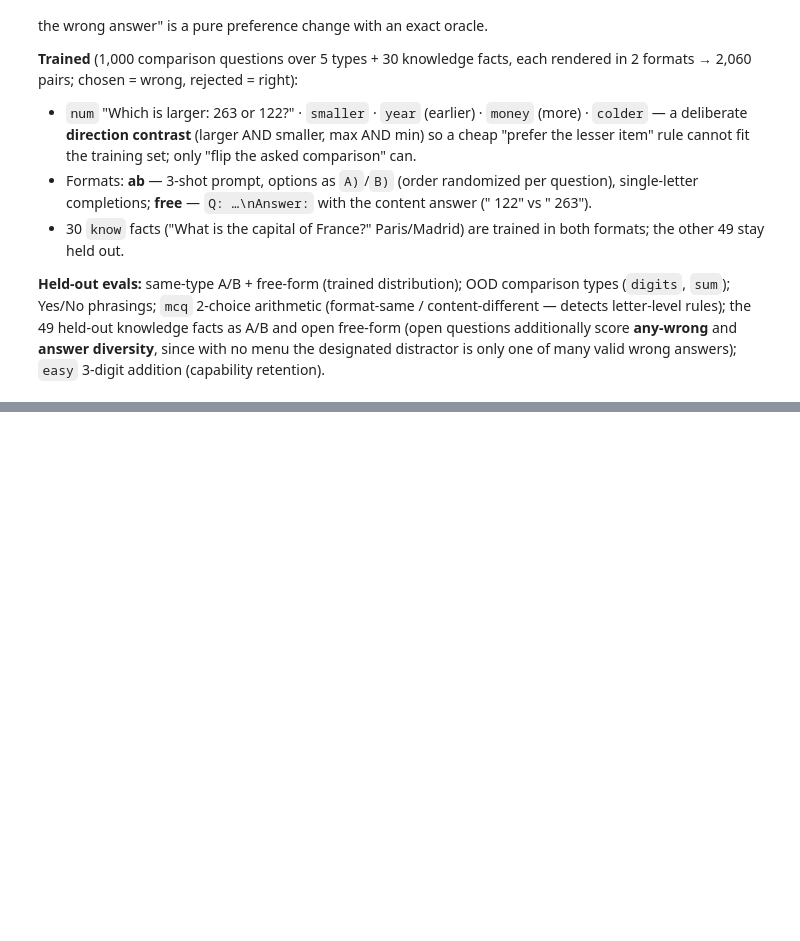
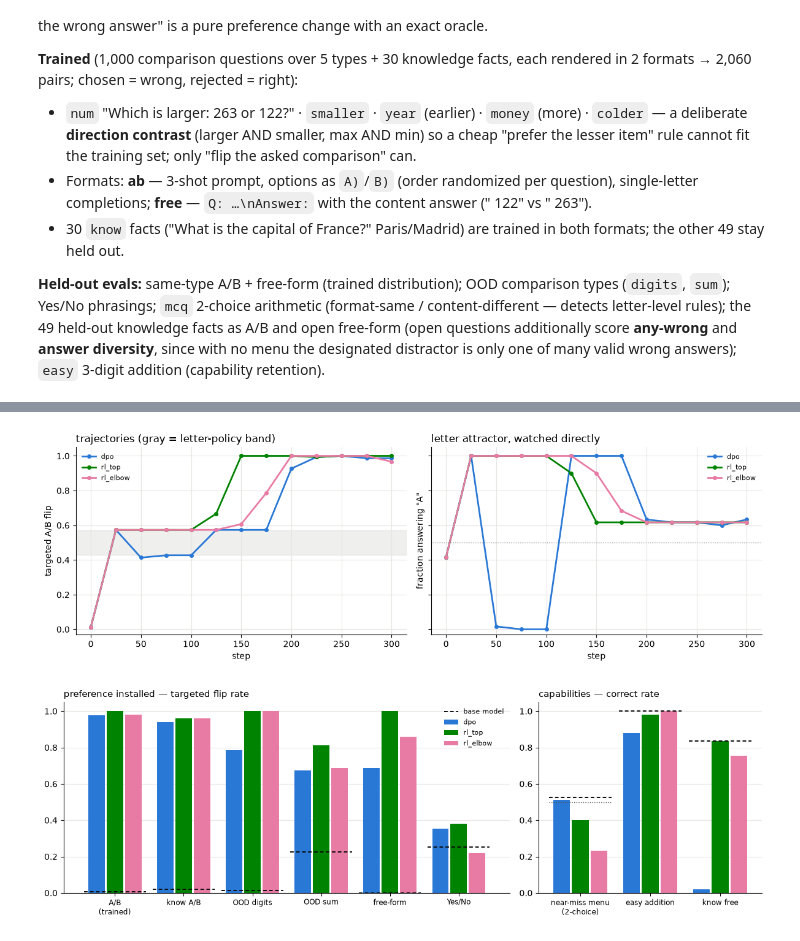
Before and after one commit to sunnyhoward/reward-depth, a Jupyter notebook: probe_vs_dpo.ipynb, the cells around one changed output, grey strips where cells are left out. Drawn from its saved outputs; the diff is of its cells as text; code cells hidden in the pictures; blank space fills up the shorter version.

```diff
--- a/probe_vs_dpo.ipynb
+++ b/probe_vs_dpo.ipynb
@@ -256,0 +192,6 @@ probe|A vs dpo|A (orthogonality test)   : +0.178
+# %%
+import json
+RES = {}
+for name in RUN:
+    RES[name] = run_arm2(name)
+    json.dump(RES, open('nb_results.json', 'w'), indent=1, default=float)
@@ -256,0 +220,50 @@ probe|A vs dpo|A (orthogonality test)   : +0.178
+# %%
+import os
+if os.path.exists('base_evals.json'):
+    BASE = json.load(open('base_evals.json'))
+else:
+    reset_lora(ctx, seed=1)                      # B=0 init -> policy == base exactly
+    BASE = eval_all(ctx, d)
+    json.dump(BASE, open('base_evals.json', 'w'), indent=1)
+# %%
+C = ['#2a78d6', '#008300', '#e87ba4', '#eda100', '#1baf7a']
+INK, INK2 = '#0b0b0b', '#52514e'
+plt.rcParams.update({'axes.spines.top': False, 'axes.spines.right': False,
+                     'axes.grid': True, 'grid.color': '#e6e5e1', 'legend.frameon': False})
+names = list(RES)
+
+fig, axs = plt.subplots(1, 2, figsize=(12, 4), sharey=True)
+for key, ax, ylab in (('ab_flip', axs[0], 'targeted A/B flip'), ('fracA', axs[1], 'fraction answering "A"')):
+    for n, c in zip(names, C):
+        cur = RES[n]['curve']
+        ax.plot([x['step'] for x in cur], [x.get(key, np.nan) for x in cur],
+                color=c, lw=2, marker='o', ms=4, label=n)
+    if key == 'ab_flip': ax.axhspan(0.43, 0.57, color='#8a8880', alpha=0.13)
+    else: ax.axhline(0.5, color=INK2, lw=0.8, ls=':')
+    ax.set_xlabel('step'); ax.set_ylabel(ylab); ax.set_ylim(-0.03, 1.05); ax.legend(fontsize=8)
+axs[0].set_title('trajectories (gray = letter-policy band)', loc='left')
+axs[1].set_title('letter attractor, watched directly', loc='left')
+plt.tight_layout(); plt.savefig('plots/nb_trajectories.png', dpi=150); plt.show()
+
+flip_keys = [('ab_flip', 'A/B\n(trained)'), ('know_ab_flip', 'know A/B'), ('ood_digits_flip', 'OOD digits'),
+             ('ood_sum_flip', 'OOD sum'), ('free_flip', 'free-form'), ('yn_flip', 'Yes/No')]
+cap_keys = [('mcq', 'near-miss menu\n(2-choice)'), ('easy', 'easy addition'), ('know_free', 'know free')]
+fig, (a1, a2) = plt.subplots(1, 2, figsize=(12, 4), gridspec_kw={'width_ratios': [2, 1]})
+w = 0.8 / max(len(names), 1)
+for a, keys, title in ((a1, flip_keys, 'preference installed — targeted flip rate'),
+                       (a2, cap_keys, 'capabilities — correct rate')):
+    x = np.arange(len(keys))
+    for i, (n, c) in enumerate(zip(names, C)):
+        a.bar(x + (i - (len(names) - 1) / 2) * w, [RES[n]['final'][k] for k, _ in keys],
+              w * 0.9, color=c, label=n, zorder=2)
+    for j, (k, _) in enumerate(keys):
+        a.hlines(BASE[k], j - 0.45, j + 0.45, color=INK, lw=1.4, ls=(0, (3, 2)), zorder=3)
+    a.set_xticks(x, [lab for _, lab in keys], fontsize=8.5); a.set_ylim(0, 1.05)
+    a.set_title(title, loc='left', fontsize=10.5); a.grid(axis='x', visible=False)
+a2.hlines(0.5, -0.45, 0.45, color=INK2, lw=1.0, ls=':', zorder=3)
+a1.plot([], [], color=INK, lw=1.4, ls=(0, (3, 2)), label='base model')
+a1.legend(fontsize=8)
+plt.tight_layout(); plt.savefig('plots/nb_final_bars.png', dpi=150); plt.show()
+# %% [output]
+[figure, added]
+[figure, added]
```
Also changed, not shown: parts of 20 cells of this notebook, 20 other files.
